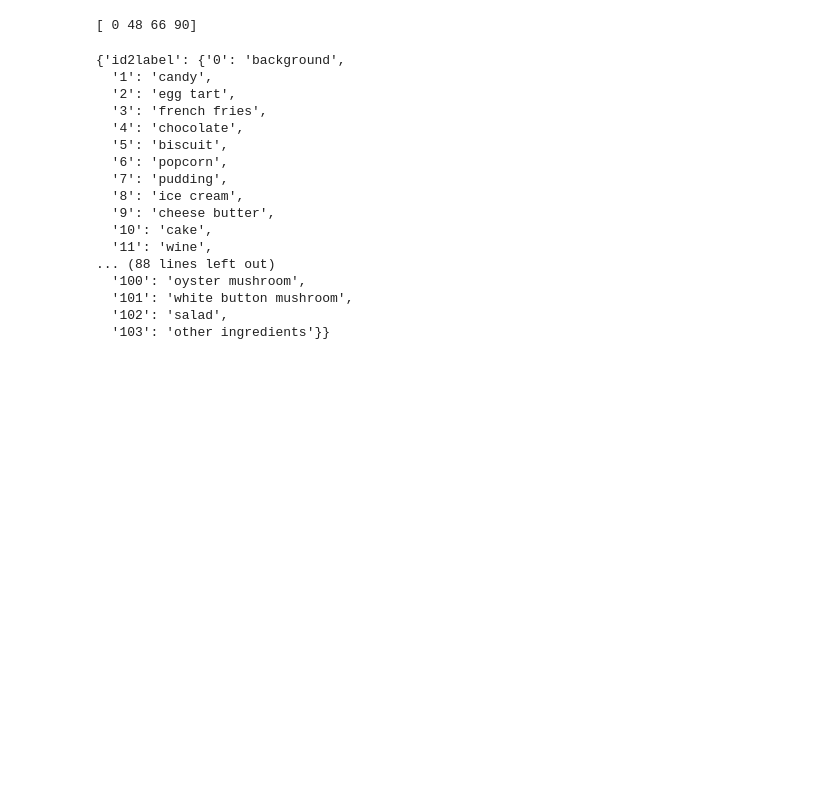
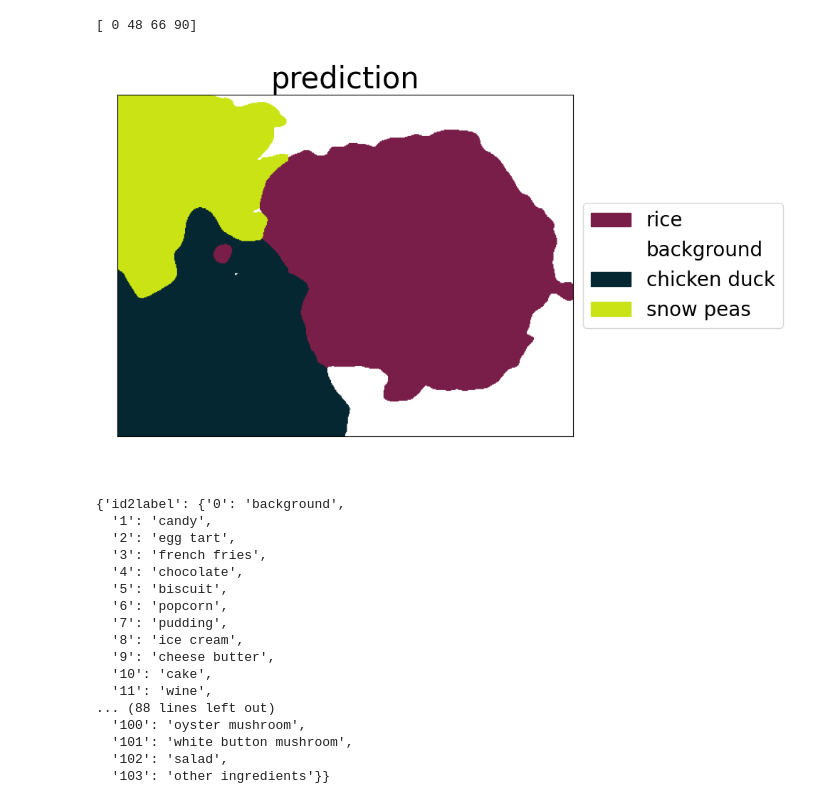
Before and after one commit to food-analytic/segmentation, a Jupyter notebook: demo/testAPI.ipynb, the cells around one changed output. Drawn from its saved outputs; the diff is of its cells as text; code cells hidden in the pictures; blank space fills up the shorter version.

```diff
--- a/demo/testAPI.ipynb
+++ b/demo/testAPI.ipynb
@@ -50,6 +50,14 @@ except requests.exceptions.RequestException:
     print(response.text)
 # %% [output]
 [ 0 48 66 90]
+# %%
+from PIL import Image
+from io import BytesIO
+import base64
+image = data['visualization']
+Image.open(BytesIO(base64.b64decode(image)))
+# %% [output]
+[figure, added]
 # %%
 response = requests.get(f"{endpoint}/classes/id2label")
 # %%
```
